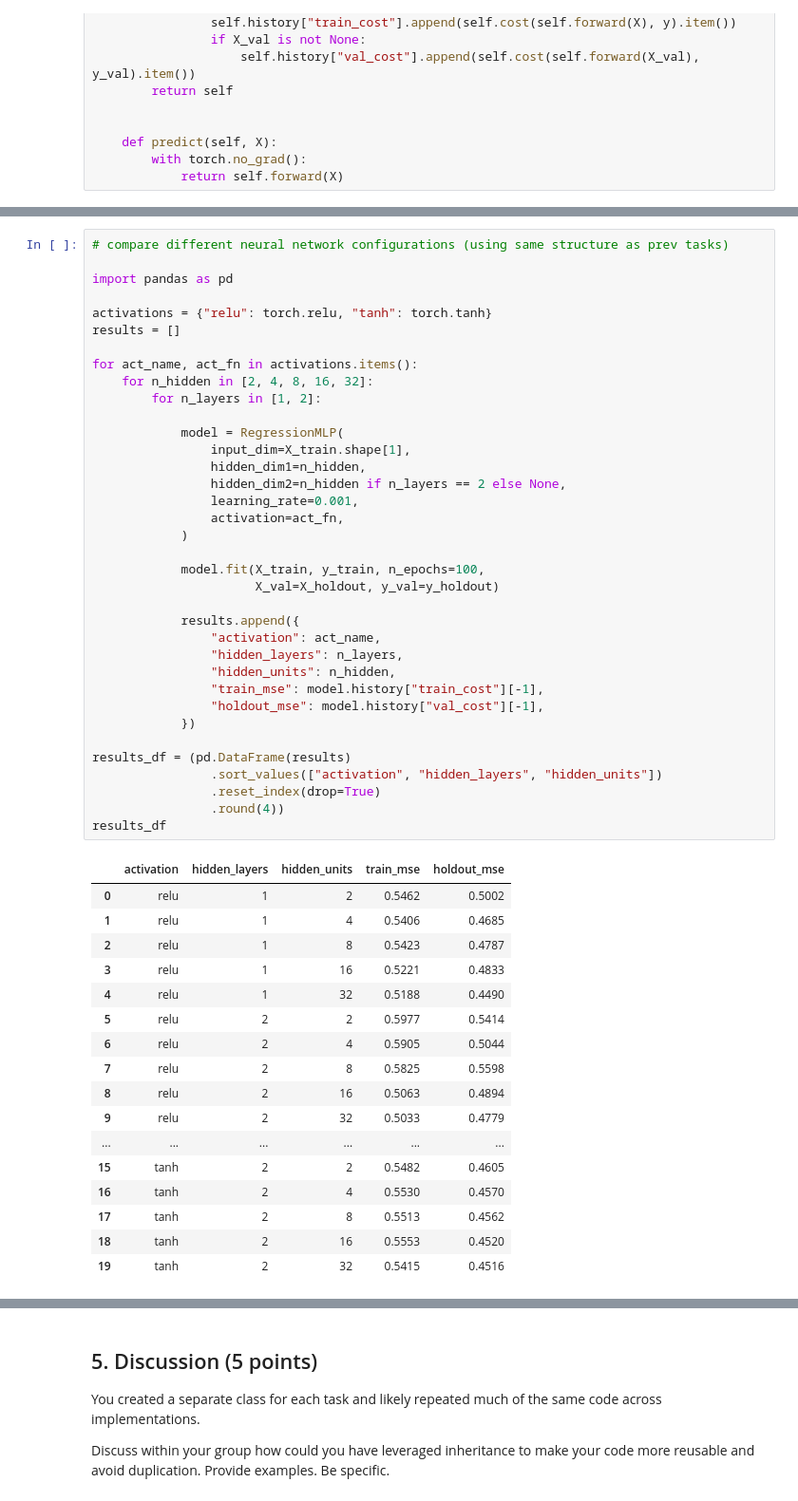
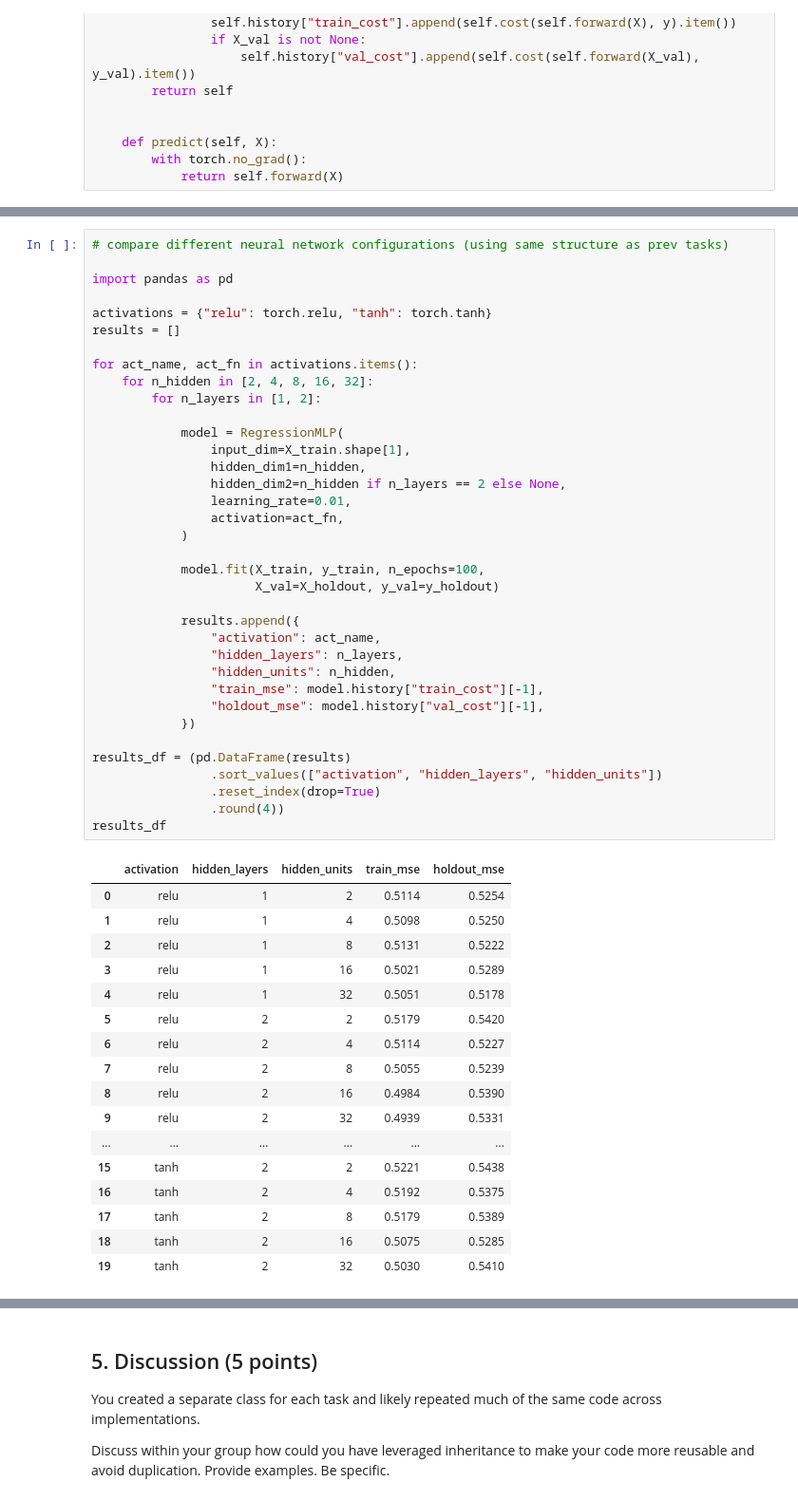
Before and after one commit to james-torgerson/ds4021_lab04, a Jupyter notebook: 04-manual-mlps.ipynb, the cells around one changed output, grey strips where cells are left out. Shown at 95% size. Cells and saved outputs as stored; diff of their text form.

```diff
--- a/04-manual-mlps.ipynb
+++ b/04-manual-mlps.ipynb
@@ -658,47 +660,47 @@ results = []
 
 for act_name, act_fn in activations.items():
     for n_hidden in [2, 4, 8, 16, 32]:
         for n_layers in [1, 2]:
 
             model = RegressionMLP(
                 input_dim=X_train.shape[1],
                 hidden_dim1=n_hidden,
                 hidden_dim2=n_hidden if n_layers == 2 else None,
-                learning_rate=0.001,
+                learning_rate=0.01,
                 activation=act_fn,
             )
 
             model.fit(X_train, y_train, n_epochs=100,
                       X_val=X_holdout, y_val=y_holdout)
 
             results.append({
                 "activation": act_name,
                 "hidden_layers": n_layers,
                 "hidden_units": n_hidden,
                 "train_mse": model.history["train_cost"][-1],
                 "holdout_mse": model.history["val_cost"][-1],
             })
 
 results_df = (pd.DataFrame(results)
                 .sort_values(["activation", "hidden_layers", "hidden_units"])
                 .reset_index(drop=True)
                 .round(4))
 results_df
 # %% [output]
 |  | activation | hidden_layers | hidden_units | train_mse | holdout_mse |
-| 0 | relu | 1 | 2 | 0.5462 | 0.5002 |
-| 1 | relu | 1 | 4 | 0.5406 | 0.4685 |
-| 2 | relu | 1 | 8 | 0.5423 | 0.4787 |
-| 3 | relu | 1 | 16 | 0.5221 | 0.4833 |
-| 4 | relu | 1 | 32 | 0.5188 | 0.4490 |
-| 5 | relu | 2 | 2 | 0.5977 | 0.5414 |
-| 6 | relu | 2 | 4 | 0.5905 | 0.5044 |
-| 7 | relu | 2 | 8 | 0.5825 | 0.5598 |
-| 8 | relu | 2 | 16 | 0.5063 | 0.4894 |
-| 9 | relu | 2 | 32 | 0.5033 | 0.4779 |
+| 0 | relu | 1 | 2 | 0.5114 | 0.5254 |
+| 1 | relu | 1 | 4 | 0.5098 | 0.5250 |
+| 2 | relu | 1 | 8 | 0.5131 | 0.5222 |
+| 3 | relu | 1 | 16 | 0.5021 | 0.5289 |
+| 4 | relu | 1 | 32 | 0.5051 | 0.5178 |
+| 5 | relu | 2 | 2 | 0.5179 | 0.5420 |
+| 6 | relu | 2 | 4 | 0.5114 | 0.5227 |
+| 7 | relu | 2 | 8 | 0.5055 | 0.5239 |
+| 8 | relu | 2 | 16 | 0.4984 | 0.5390 |
+| 9 | relu | 2 | 32 | 0.4939 | 0.5331 |
 | ... | ... | ... | ... | ... | ... |
-| 15 | tanh | 2 | 2 | 0.5482 | 0.4605 |
-| 16 | tanh | 2 | 4 | 0.5530 | 0.4570 |
-| 17 | tanh | 2 | 8 | 0.5513 | 0.4562 |
-| 18 | tanh | 2 | 16 | 0.5553 | 0.4520 |
-| 19 | tanh | 2 | 32 | 0.5415 | 0.4516 |
+| 15 | tanh | 2 | 2 | 0.5221 | 0.5438 |
+| 16 | tanh | 2 | 4 | 0.5192 | 0.5375 |
+| 17 | tanh | 2 | 8 | 0.5179 | 0.5389 |
+| 18 | tanh | 2 | 16 | 0.5075 | 0.5285 |
+| 19 | tanh | 2 | 32 | 0.5030 | 0.5410 |
```
Also changed, not shown: parts of 4 cells of this notebook.
